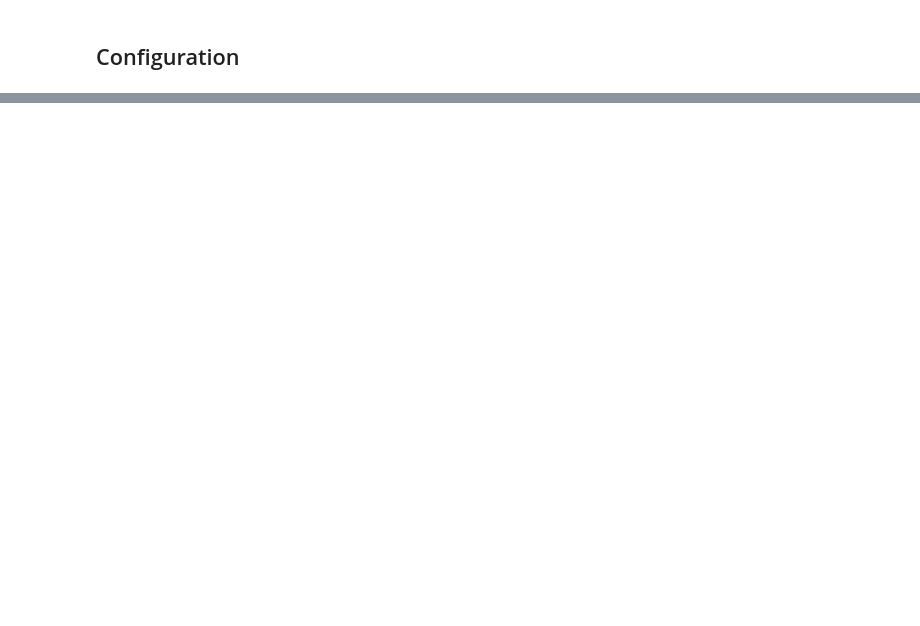
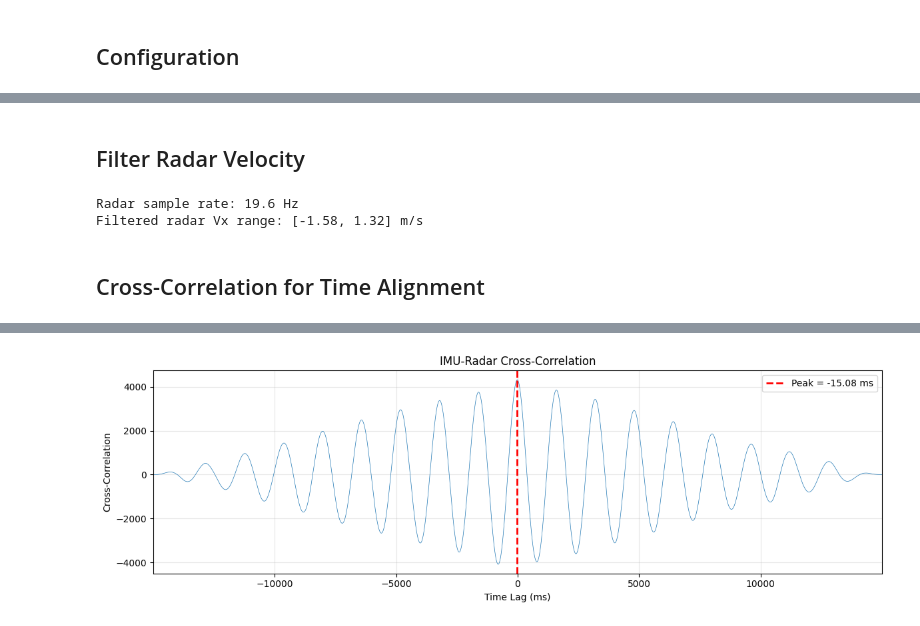
Before and after one commit to Dr1zz3l/radar-iwr6843-driver, a Jupyter notebook: analysis/notebooks/radar_imu_velocity_sync.ipynb, the cells around one changed output, grey strips where cells are left out. Saved outputs shown, nothing was run; the diff lists cells and outputs as text; code cells hidden in the pictures; blank space fills up the shorter version.

Commit message:
radar imu velocity sync

```diff
--- a/analysis/notebooks/radar_imu_velocity_sync.ipynb
+++ b/analysis/notebooks/radar_imu_velocity_sync.ipynb
@@ -1,6 +17,6 @@
 # %%
 import sys
-sys.path.append('/workspace/analysis')
+sys.path.append("/workspace/analysis")
 
 import numpy as np
 import matplotlib.pyplot as plt
@@ -9,6 +25,6 @@ from scipy import stats
 import rosbag_loader
 
 %matplotlib inline
-plt.rcParams['figure.figsize'] = (14, 8)
+plt.rcParams["figure.figsize"] = (14, 10)
 # %% [markdown]
 ## Configuration
@@ -471,0 +244,72 @@ The calculated time lag and calibration parameters can be used to properly synch
+# %% [markdown]
+## Filter Radar Velocity
+# %%
+# Low-pass filter radar to smooth noise
+fs_radar = len(radar_times) / (radar_times[-1] - radar_times[0])
+b_lp, a_lp = butter(2, RADAR_LOWPASS_CUTOFF, btype='low', fs=fs_radar)
+radar_vx_filt = filtfilt(b_lp, a_lp, radar_vx)
+
+print(f"Radar sample rate: {fs_radar:.1f} Hz")
+print(f"Filtered radar Vx range: [{np.min(radar_vx_filt):.2f}, {np.max(radar_vx_filt):.2f}] m/s")
+# %% [output]
+Radar sample rate: 19.6 Hz
+Filtered radar Vx range: [-1.58, 1.32] m/s
+# %% [markdown]
+## Cross-Correlation for Time Alignment
+# %%
+from scipy.signal import find_peaks
+
+# Interpolate radar onto IMU time grid
+radar_vx_interp = np.interp(imu_times, radar_times, radar_vx_filt)
+
+# Cross-correlate IMU velocity with Radar velocity
+correlation = correlate(imu_vx_filt, radar_vx_interp, mode='full')
+lags = np.arange(-len(imu_vx_filt) + 1, len(imu_vx_filt))
+lag_times = lags / fs_imu
+
+# Find peak
+max_corr_idx = np.argmax(correlation)
+time_lag = lag_times[max_corr_idx]
+
+print(f"\n=== TIME ALIGNMENT ===")
+print(f"Calculated lag: {time_lag*1000:.2f} ms")
+print(f"Interpretation: IMU peaks occur {time_lag*1000:.2f} ms {'BEFORE' if time_lag > 0 else 'AFTER'} Radar peaks")
+
+# Find local maxima and minima in correlation
+
+# Find peaks (maxima)
+peaks, _ = find_peaks(correlation)
+# Find valleys (minima) by negating
+valleys, _ = find_peaks(-correlation)
+
+# Combine extrema indices
+extrema_indices = np.concatenate([peaks, valleys])
+extrema_lags = lag_times[extrema_indices]
+extrema_corr = correlation[extrema_indices]
+
+# Sort by absolute lag from the main peak
+abs_lags_from_peak = np.abs(extrema_lags - time_lag)
+sorted_indices = np.argsort(abs_lags_from_peak)
+top_10_indices = sorted_indices[:10]
+
+print(f"\nTop 10 closest extrema (min & max) to the main peak:")
+for i in top_10_indices:
+    idx = extrema_indices[i]
+    lag_ms = extrema_lags[i] * 1000
+    corr_val = extrema_corr[i]
+    extrema_type = "max" if idx in peaks else "min"
+    print(f"  {extrema_type}: lag={lag_ms:.2f} ms, corr={corr_val:.4f}")
+
+# Plot correlation
+plt.figure(figsize=(12, 4))
+plt.plot(lag_times * 1000, correlation, linewidth=0.5)
+plt.axvline(time_lag * 1000, color='r', linestyle='--', linewidth=2, label=f'Peak = {time_lag*1000:.2f} ms')
+plt.xlabel('Time Lag (ms)')
+plt.ylabel('Cross-Correlation')
+plt.title('IMU-Radar Cross-Correlation')
+plt.legend()
+plt.grid(True, alpha=0.3)
+plt.xlim([lag_times[0]*1000, lag_times[-1]*1000])
+plt.tight_layout()
+plt.show()
+# %% [output]
@@ -471,0 +331 @@ The calculated time lag and calibration parameters can be used to properly synch
+[figure, added]
```
Also changed, not shown: parts of 39 cells of this notebook, 2 other files.
